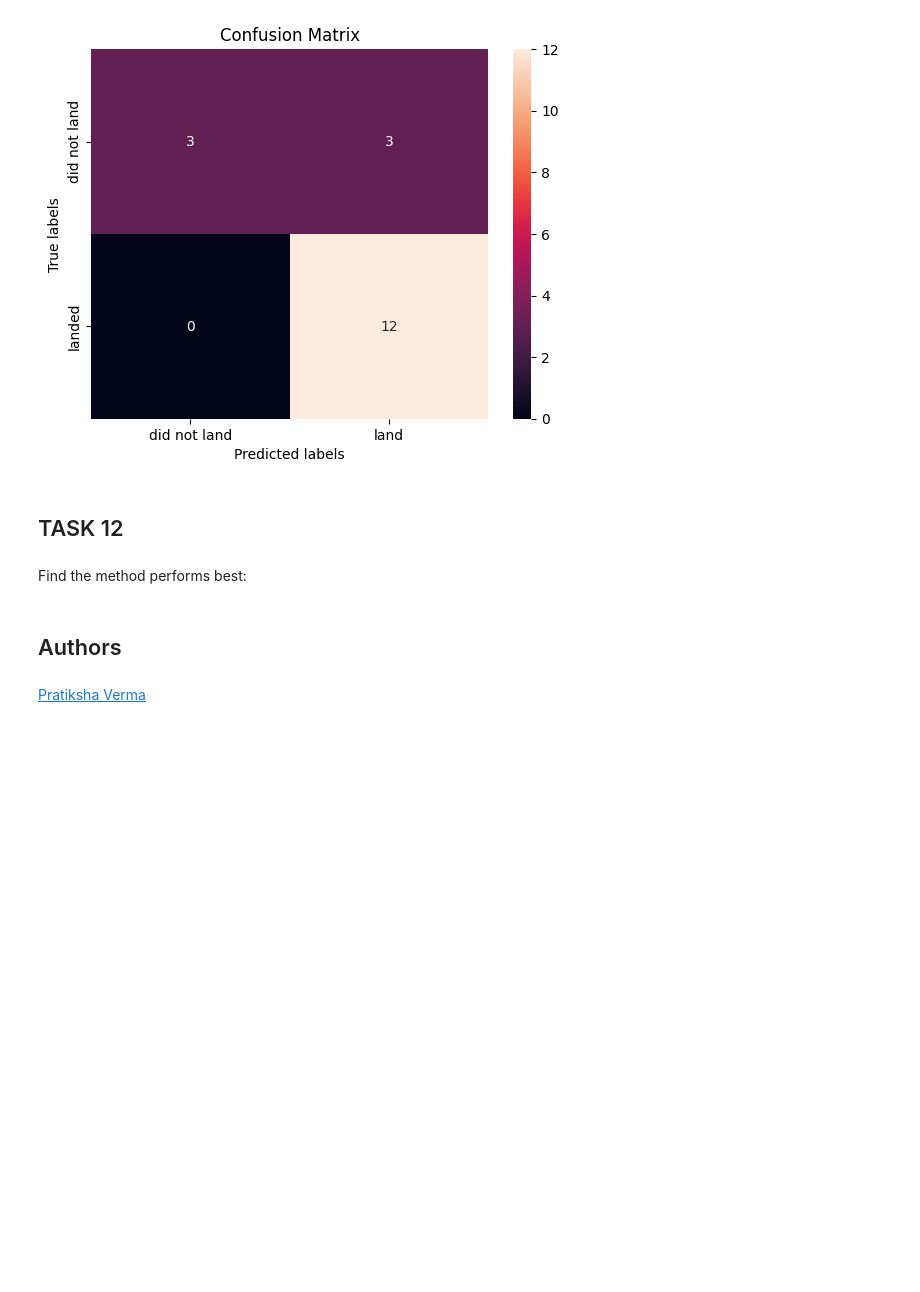
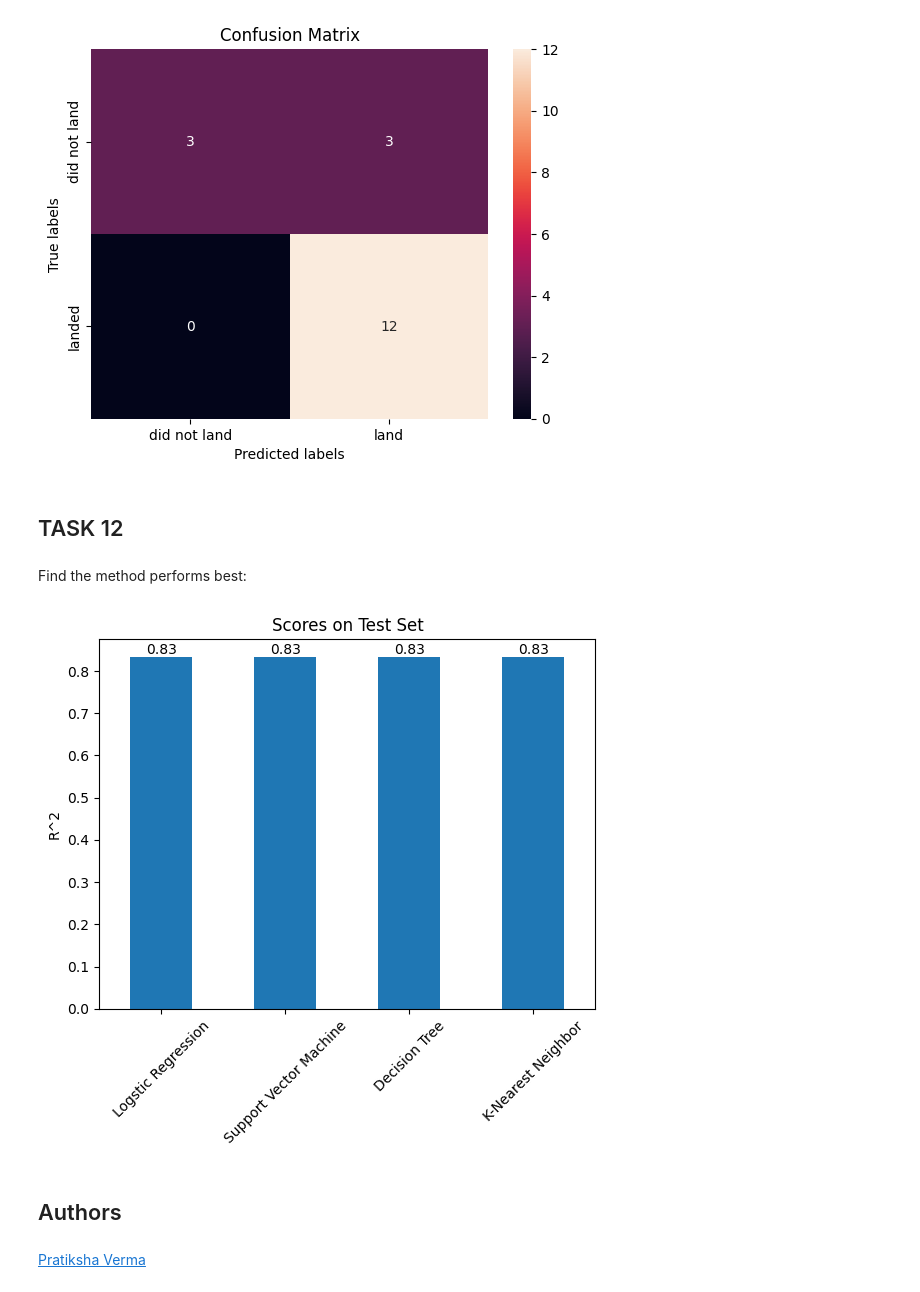
Before and after one commit to JTang88/IBM-DS-Capstone, a Jupyter notebook: IBM DS Capstone/SpaceX_Machine Learning Prediction_Part_5.ipynb, the cells around one changed output. Saved outputs shown, nothing was run; the diff lists cells and outputs as text; code cells hidden in the pictures; blank space fills up the shorter version.

Commit message:
Add final score bar chart

```diff
--- a/IBM DS Capstone/SpaceX_Machine Learning Prediction_Part_5.ipynb
+++ b/IBM DS Capstone/SpaceX_Machine Learning Prediction_Part_5.ipynb
@@ -188,7 +182,8 @@ accuracy : 0.8464285714285713
 # %% [markdown]
 Calculate the accuracy on the test data using the method <code>score</code>:
 # %%
-logreg_cv.score(X_test, Y_test)
+lr_s = logreg_cv.score(X_test, Y_test)
+lr_s
 # %% [output]
 0.8333333333333334
 # %% [markdown]
@@ -228,7 +223,8 @@ accuracy : 0.8482142857142856
 # %% [markdown]
 Calculate the accuracy on the test data using the method <code>score</code>:
 # %%
-svm_cv.score(X_test, Y_test)
+svm_s = svm_cv.score(X_test, Y_test)
+svm_s
 # %% [output]
 0.8333333333333334
 # %% [markdown]
@@ -264,7 +260,8 @@ accuracy : 0.8732142857142857
 # %% [markdown]
 Calculate the accuracy of tree_cv on the test data using the method <code>score</code>:
 # %%
-tree_cv.score(X_test, Y_test)
+tree_s = tree_cv.score(X_test, Y_test)
+tree_s
 # %% [output]
 0.8333333333333334
 # %% [markdown]
@@ -297,7 +294,8 @@ accuracy : 0.8482142857142858
 # %% [markdown]
 Calculate the accuracy of knn_cv on the test data using the method <code>score</code>:
 # %%
-knn_cv.score(X_test, Y_test)
+knn_s = knn_cv.score(X_test, Y_test)
+knn_s
 # %% [output]
 0.8333333333333334
 # %% [markdown]
@@ -316,3 +312,24 @@ Find the method performs best:
+# %%
+# All the same
+result = pd.Series({
+    'Logstic Regression': lr_s,
+    'Support Vector Machine': svm_s,
+    'Decision Tree': tree_s,
+    'K-Nearest Neighbor': knn_s
+})
+
+ax = result.plot(kind='bar', rot=45)
+plt.title('Scores on Test Set')
+plt.ylabel('R^2')
+
+# Add labels to the bars
+for p in ax.patches:
+    ax.annotate(f'{p.get_height():.2f}', (p.get_x() + p.get_width() / 2., p.get_height()),
+                ha='center', va='center', xytext=(0, 5), textcoords='offset points')
+
+plt.show()
+# %% [output]
+[figure, added]
 # %% [markdown]
 ## Authors
 # %% [markdown]
```
Also changed, not shown: parts of 3 cells of this notebook.
